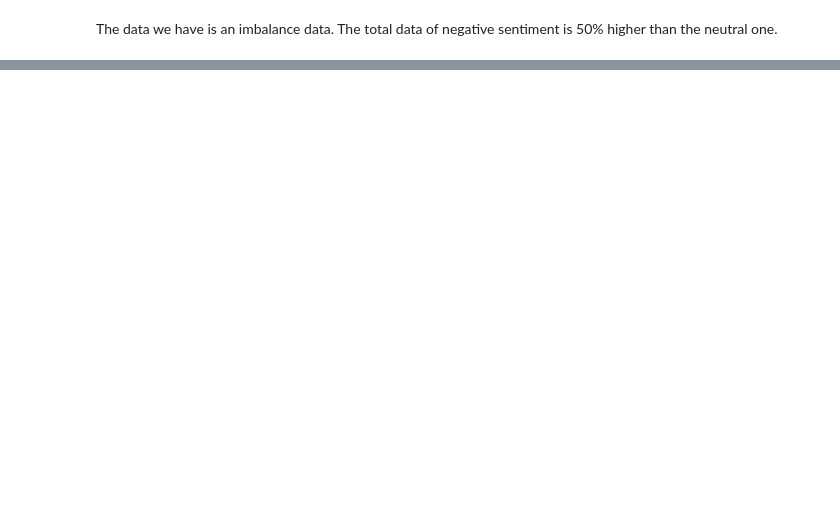
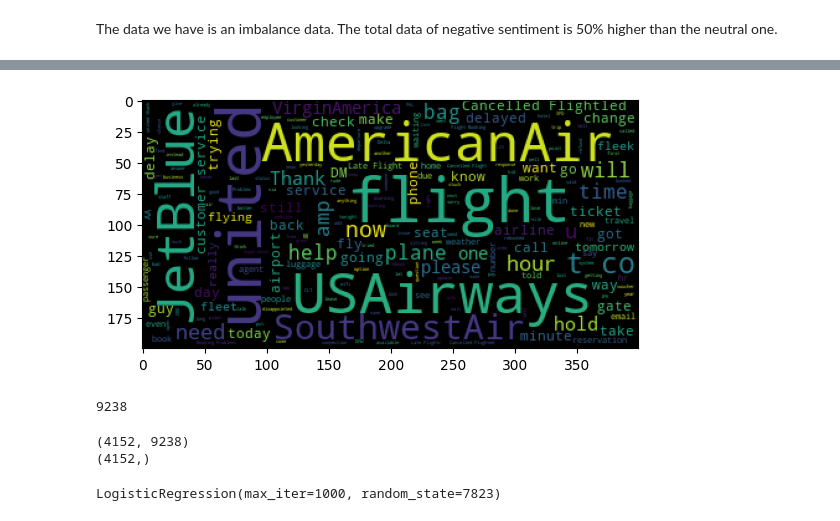
Before and after one commit to FiahIdris/NLP_Sentiment_Analysis, a Jupyter notebook: sentiment_analysis.ipynb, the cells around one changed output, grey strips where cells are left out. Cells and saved outputs as stored; diff of their text form; code cells hidden in the pictures; blank space fills up the shorter version.

Commit message:
Balancing data and logsiticRegression

```diff
--- a/sentiment_analysis.ipynb
+++ b/sentiment_analysis.ipynb
@@ -83,2 +83,7 @@ sns.countplot(x='airline_sentiment', data = clean_data)
 # %% [markdown]
 The data we have is an imbalance data. The total data of negative sentiment is 50% higher than the neutral one.
+# %%
+neutral_sentiment_df = clean_data[clean_data['airline_sentiment'] == 'neutral']
+negative_sentiment_index = clean_data[clean_data['airline_sentiment'] == 'negative'].sample(neutral_sentiment_df.shape[0]).index
+negative_sentiment_df = clean_data.loc[negative_sentiment_index]
+balanced_dataset_df = neutral_sentiment_df.append(negative_sentiment_df, ignore_index=True)
@@ -84,0 +95,10 @@ The data we have is an imbalance data. The total data of negative sentiment is 5
+# %%
+from wordcloud import WordCloud
+
+text = " ".join(balanced_dataset_df['text'].values)
+wordcloud = WordCloud(max_font_size=50).generate(text)
+
+plt.imshow(wordcloud)
+plt.show()
+# %% [output]
+[figure, added]
@@ -84,0 +109,4 @@ The data we have is an imbalance data. The total data of negative sentiment is 5
+# %%
+print(len(vectorizer.get_feature_names()))
+# %% [output]
+9238
@@ -84,0 +123,16 @@ The data we have is an imbalance data. The total data of negative sentiment is 5
+# %%
+print(X_train.shape)
+print(y_train.shape)
+# %% [output]
+(4152, 9238)
+(4152,)
+# %%
+from sklearn.linear_model import LogisticRegression
+logistic_regression = LogisticRegression(C=1.0, class_weight=None, dual=False, fit_intercept=True,
+                   intercept_scaling=1, l1_ratio=None, max_iter=1000,
+                   multi_class='auto', n_jobs=None, penalty='l2',
+                   random_state=7823, solver='lbfgs', tol=0.0001, verbose=0,
+                   warm_start=False)
+logistic_regression.fit(X_train, y_train)
+# %% [output]
+LogisticRegression(max_iter=1000, random_state=7823)
```
Also changed, not shown: parts of 5 cells of this notebook.
